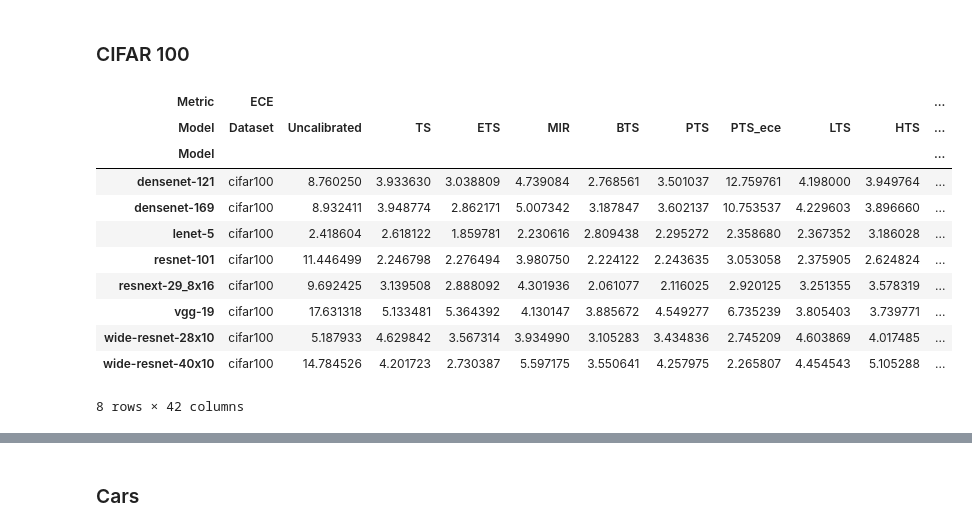
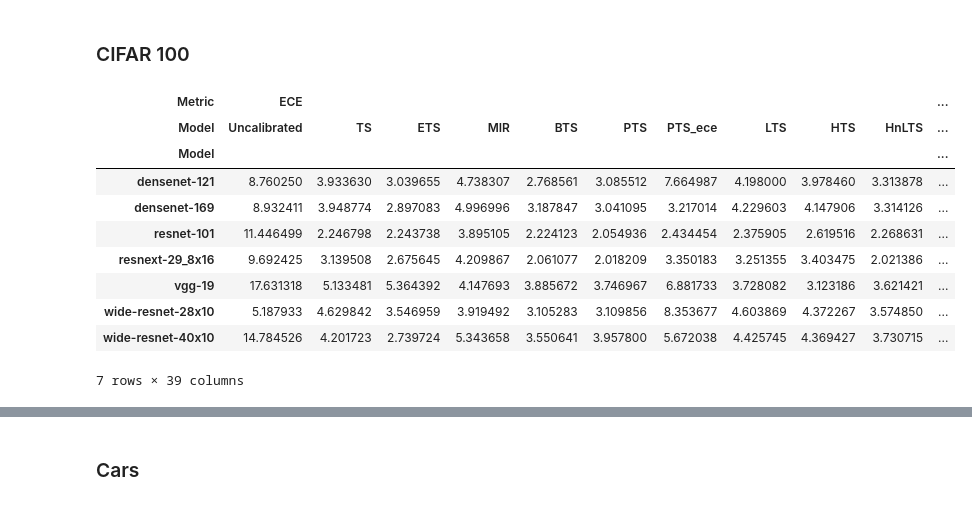
Before and after one commit to SergioAlvarezB/adaptive-tempscaling, a Jupyter notebook: code/notebooks/benchmark_pretrained_results.ipynb, the cells around one changed output, grey strips where cells are left out. Cells and saved outputs as stored; diff of their text form; code cells hidden in the pictures.

```diff
--- a/code/notebooks/benchmark_pretrained_results.ipynb
+++ b/code/notebooks/benchmark_pretrained_results.ipynb
@@ -15,10 +15,10 @@ plt.rc('text.latex', preamble=r'\usepackage{amsmath} \usepackage{amssymb}')
 # %%
 res_path = '../../results/pretrained'
 
-ece_file_reg = 'logitsJuan_ECE_reg_0.csv'
-nll_file_reg = 'logitsJuan_NLL_reg_0.csv'
-bri_file_reg = 'logitsJuan_BRI_reg_0.csv'
+ece_file = 'logitsJuan_ECE_reg_{}.csv'
+nll_file = 'logitsJuan_NLL_reg_{}.csv'
+bri_file = 'logitsJuan_BRI_reg_{}.csv'
 # %%
-ECE = pd.read_csv(os.path.join(res_path, ece_file_reg)).drop(['Unnamed: 0'], axis=1)
-NLL = pd.read_csv(os.path.join(res_path, nll_file_reg)).drop(['Unnamed: 0'], axis=1)
-Bri = pd.read_csv(os.path.join(res_path, bri_file_reg)).drop(['Unnamed: 0'], axis=1)
+ECEs = [pd.read_csv(os.path.join(res_path, ece_file.format(i))).drop(['Unnamed: 0'], axis=1).set_index(['Dataset', 'Model']) for i in range(10)]
+NLLs = [pd.read_csv(os.path.join(res_path, nll_file.format(i))).drop(['Unnamed: 0'], axis=1).set_index(['Dataset', 'Model']) for i in range(10)]
+Bris = [pd.read_csv(os.path.join(res_path, bri_file.format(i))).drop(['Unnamed: 0'], axis=1).set_index(['Dataset', 'Model']) for i in range(10)]
@@ -30,3 +25,7 @@ print(datasets)
+# %%
+ECE = sum(ECEs)/len(ECEs)
+NLL = sum(NLLs)/len(NLLs)
+Bri = sum(Bris)/len(Bris)
 # %%
 def highlight_min(s):
     '''
@@ -47,6 +46,6 @@ def highlight_min_br(s):
 # %% [markdown]
 ### CIFAR 10
 # %%
-curr_ece = ECE.loc[ECE.Dataset=='cifar10'].set_index('Model')
-curr_nll = NLL.loc[ECE.Dataset=='cifar10'].set_index('Model')
-curr_bri = Bri.loc[ECE.Dataset=='cifar10'].set_index('Model')
+curr_ece = ECE.loc['cifar10']
+curr_nll = NLL.loc['cifar10']
+curr_bri = Bri.loc['cifar10']
@@ -193,21 +179,20 @@ pd.concat([curr_ece, curr_nll, curr_bri], axis=1, keys=['ECE', 'NLL', 'Brier'],
 # %% [markdown]
 ### CIFAR 100
 # %%
-curr_ece = ECE.loc[ECE.Dataset=='cifar100'].set_index('Model')
-curr_nll = NLL.loc[ECE.Dataset=='cifar100'].set_index('Model')
-curr_bri = Bri.loc[ECE.Dataset=='cifar100'].set_index('Model')
+curr_ece = ECE.loc['cifar100']
+curr_nll = NLL.loc['cifar100']
+curr_bri = Bri.loc['cifar100']
 
 pd.concat([curr_ece, curr_nll, curr_bri], axis=1, keys=['ECE', 'NLL', 'Brier'], names=['Metric', 'Model'])
 # %% [output]
 | Metric | ECE |  |  |  |  |  |  |  |  |  | ... |
-| Model | Dataset | Uncalibrated | TS | ETS | MIR | BTS | PTS | PTS_ece | LTS | HTS | ... |
+| Model | Uncalibrated | TS | ETS | MIR | BTS | PTS | PTS_ece | LTS | HTS | HnLTS | ... |
 | Model |  |  |  |  |  |  |  |  |  |  | ... |
-| densenet-121 | cifar100 | 8.760250 | 3.933630 | 3.038809 | 4.739084 | 2.768561 | 3.501037 | 12.759761 | 4.198000 | 3.949764 | ... |
-| densenet-169 | cifar100 | 8.932411 | 3.948774 | 2.862171 | 5.007342 | 3.187847 | 3.602137 | 10.753537 | 4.229603 | 3.896660 | ... |
-| lenet-5 | cifar100 | 2.418604 | 2.618122 | 1.859781 | 2.230616 | 2.809438 | 2.295272 | 2.358680 | 2.367352 | 3.186028 | ... |
-| resnet-101 | cifar100 | 11.446499 | 2.246798 | 2.276494 | 3.980750 | 2.224122 | 2.243635 | 3.053058 | 2.375905 | 2.624824 | ... |
-| resnext-29_8x16 | cifar100 | 9.692425 | 3.139508 | 2.888092 | 4.301936 | 2.061077 | 2.116025 | 2.920125 | 3.251355 | 3.578319 | ... |
-| vgg-19 | cifar100 | 17.631318 | 5.133481 | 5.364392 | 4.130147 | 3.885672 | 4.549277 | 6.735239 | 3.805403 | 3.739771 | ... |
-| wide-resnet-28x10 | cifar100 | 5.187933 | 4.629842 | 3.567314 | 3.934990 | 3.105283 | 3.434836 | 2.745209 | 4.603869 | 4.017485 | ... |
-| wide-resnet-40x10 | cifar100 | 14.784526 | 4.201723 | 2.730387 | 5.597175 | 3.550641 | 4.257975 | 2.265807 | 4.454543 | 5.105288 | ... |
+| densenet-121 | 8.760250 | 3.933630 | 3.039655 | 4.738307 | 2.768561 | 3.085512 | 7.664987 | 4.198000 | 3.978460 | 3.313878 | ... |
+| densenet-169 | 8.932411 | 3.948774 | 2.897083 | 4.996996 | 3.187847 | 3.041095 | 3.217014 | 4.229603 | 4.147906 | 3.314126 | ... |
+| resnet-101 | 11.446499 | 2.246798 | 2.243738 | 3.895105 | 2.224123 | 2.054936 | 2.434454 | 2.375905 | 2.619516 | 2.268631 | ... |
+| resnext-29_8x16 | 9.692425 | 3.139508 | 2.675645 | 4.209867 | 2.061077 | 2.018209 | 3.350183 | 3.251355 | 3.403475 | 2.021386 | ... |
+| vgg-19 | 17.631318 | 5.133481 | 5.364392 | 4.147693 | 3.885672 | 3.746967 | 6.881733 | 3.728082 | 3.123186 | 3.621421 | ... |
+| wide-resnet-28x10 | 5.187933 | 4.629842 | 3.546959 | 3.919492 | 3.105283 | 3.109856 | 8.353677 | 4.603869 | 4.372267 | 3.574850 | ... |
+| wide-resnet-40x10 | 14.784526 | 4.201723 | 2.739724 | 5.343658 | 3.550641 | 3.957800 | 5.672038 | 4.425745 | 4.369427 | 3.730715 | ... |
-8 rows × 42 columns
+7 rows × 39 columns
```
Also changed, not shown: parts of 30 cells of this notebook, 3 other files.
